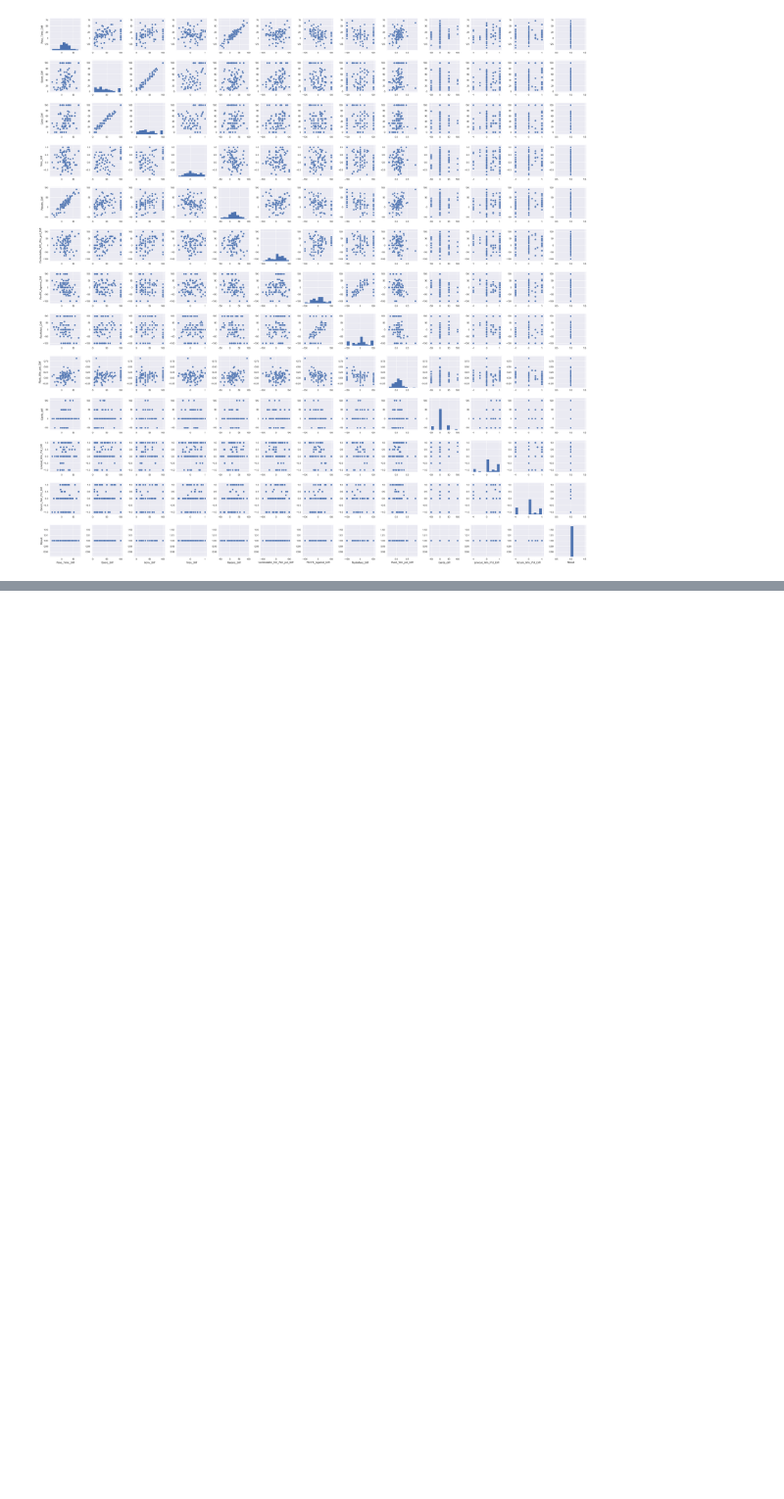
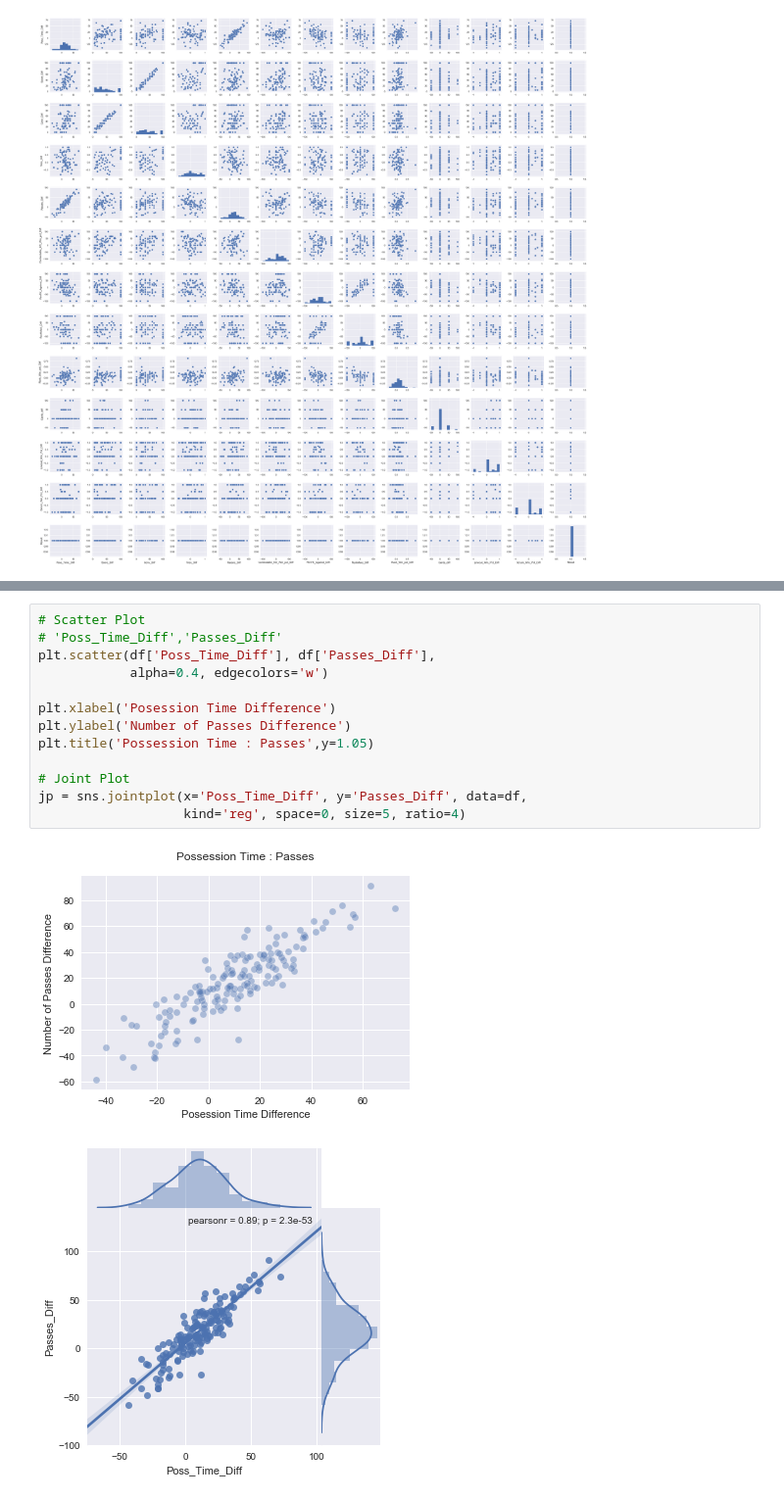
Before and after one commit to chudzikr/Springboard_Capstone1, a Jupyter notebook: code/EDA_diffdata.ipynb, the cells around one changed output, grey strips where cells are left out. Shown at 98% size. Drawn from its saved outputs; the diff is of its cells as text; blank space fills up the shorter version.

```diff
--- a/code/EDA_diffdata.ipynb
+++ b/code/EDA_diffdata.ipynb
@@ -458,0 +486,16 @@ plt.show()
+# %%
+# Scatter Plot
+# 'Poss_Time_Diff','Passes_Diff'
+plt.scatter(df['Poss_Time_Diff'], df['Passes_Diff'],
+            alpha=0.4, edgecolors='w')
+
+plt.xlabel('Posession Time Difference')
+plt.ylabel('Number of Passes Difference')
+plt.title('Possession Time : Passes',y=1.05)
+
+# Joint Plot
+jp = sns.jointplot(x='Poss_Time_Diff', y='Passes_Diff', data=df,
+                   kind='reg', space=0, size=5, ratio=4)
+# %% [output]
+[figure, added]
+[figure, added]
```
Also changed, not shown: parts of 9 cells of this notebook.
